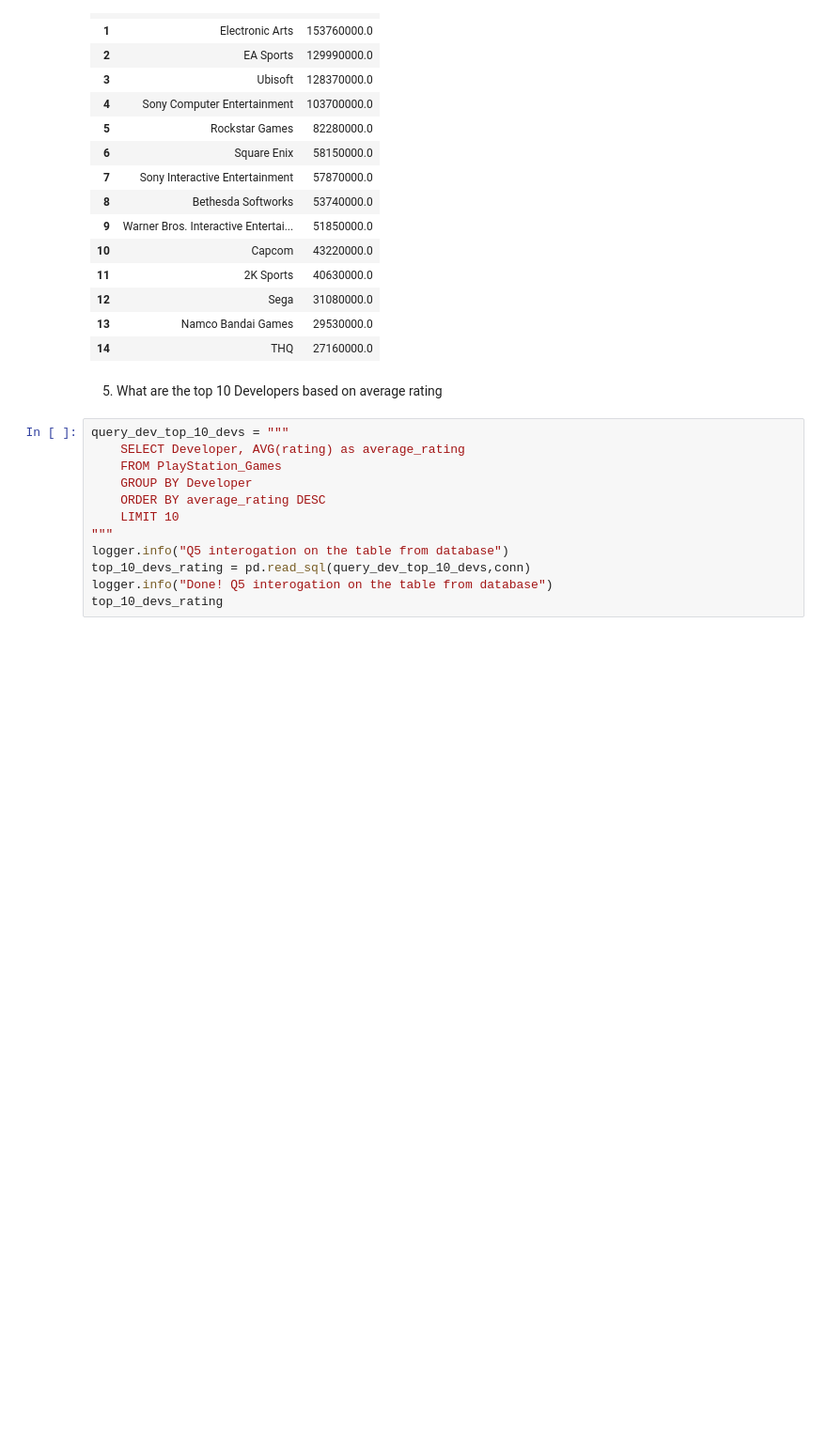
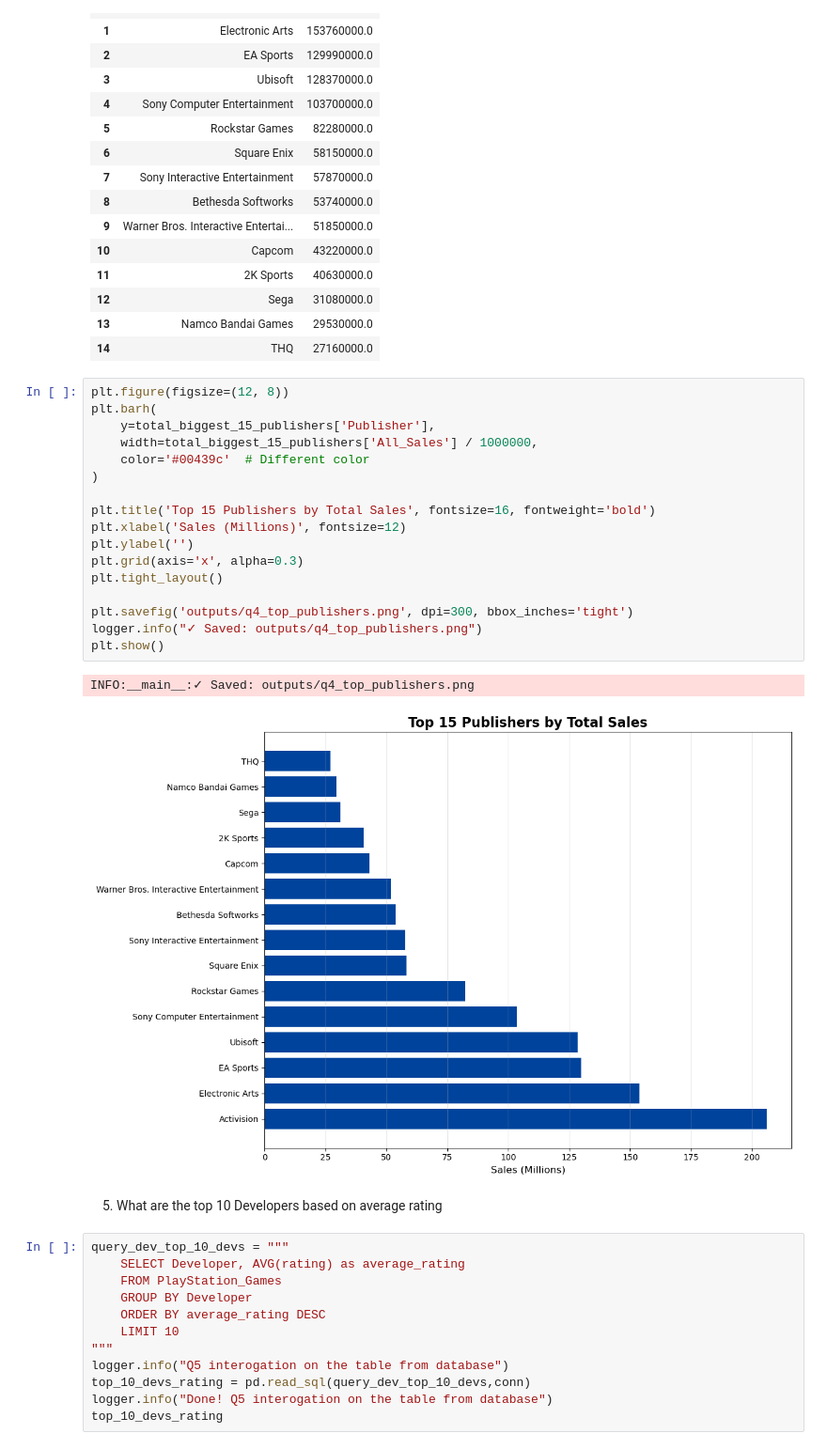
Before and after one commit to CalinP1/Playstation_work, a Jupyter notebook: PlayStation_Data_report.ipynb, the cells around one changed output. Shown: that part at 94% size. Saved outputs shown, nothing was run; the diff lists cells and outputs as text; blank space fills up the shorter version.

```diff
--- a/PlayStation_Data_report.ipynb
+++ b/PlayStation_Data_report.ipynb
@@ -599,6 +610,26 @@ INFO:__main__:Done! Q4 interogation on the table from database
 | 12 | Sega | 31080000.0 |
 | 13 | Namco Bandai Games | 29530000.0 |
 | 14 | THQ | 27160000.0 |
+# %%
+plt.figure(figsize=(12, 8))
+plt.barh(
+    y=total_biggest_15_publishers['Publisher'],
+    width=total_biggest_15_publishers['All_Sales'] / 1000000,
+    color='#00439c'  # Different color
+)
+
+plt.title('Top 15 Publishers by Total Sales', fontsize=16, fontweight='bold')
+plt.xlabel('Sales (Millions)', fontsize=12)
+plt.ylabel('')
+plt.grid(axis='x', alpha=0.3)
+plt.tight_layout()
+
+plt.savefig('outputs/q4_top_publishers.png', dpi=300, bbox_inches='tight')
+logger.info("✓ Saved: outputs/q4_top_publishers.png")
+plt.show()
+# %% [output]
+INFO:__main__:✓ Saved: outputs/q4_top_publishers.png
+[figure, added]
 # %% [markdown]
 5) What are the top 10 Developers based on average rating
 # %%
```
Also changed, not shown: parts of 37 cells of this notebook, 7 other files.
